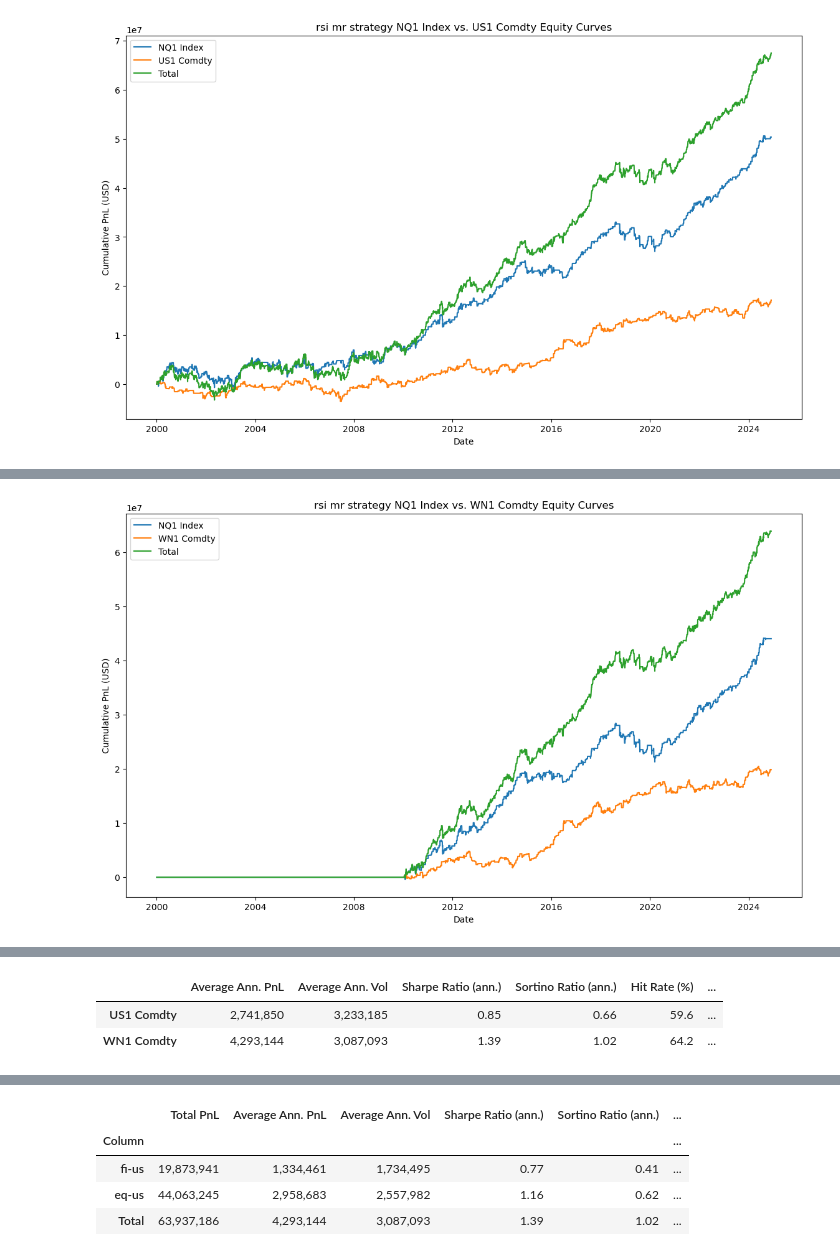
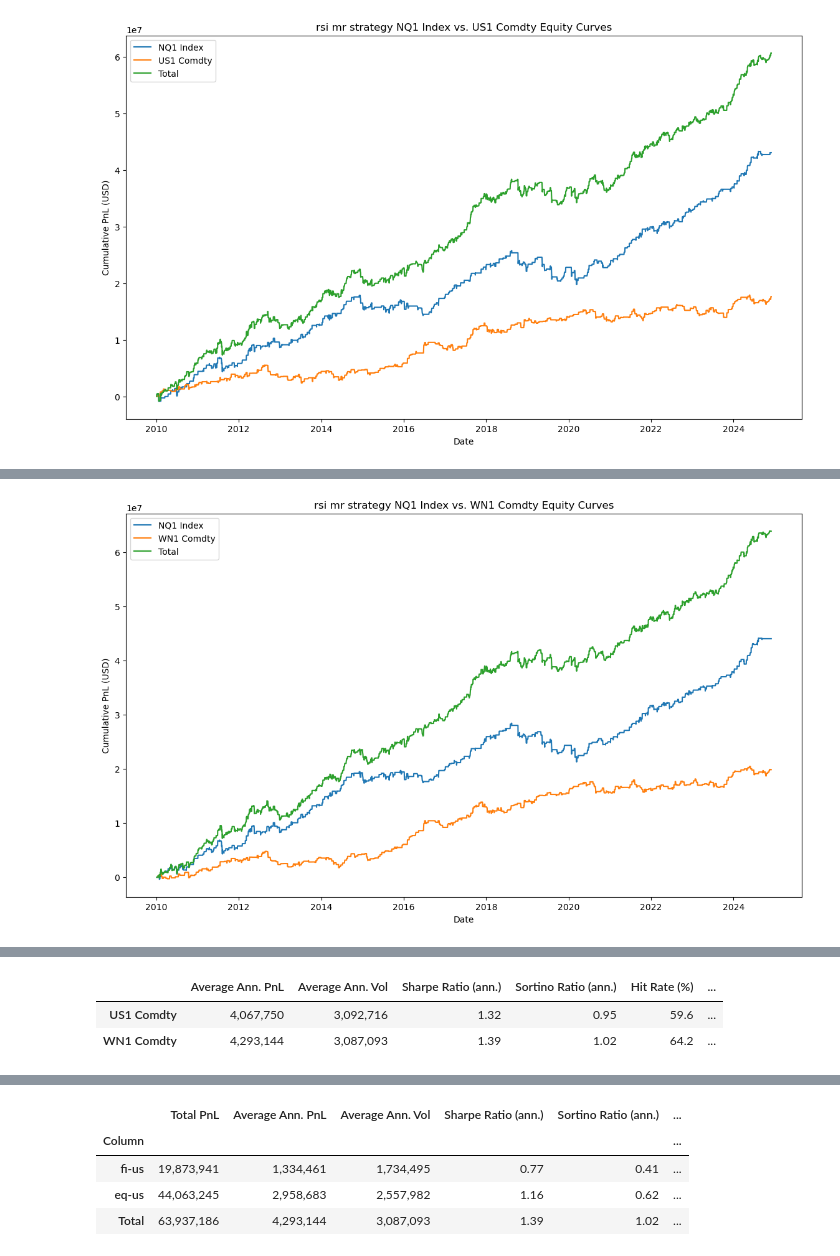
Before and after one commit to utkarshmn/bteng, a Jupyter notebook: NQ-FI MeanReversion.ipynb, the cells around one changed output, grey strips where cells are left out. Saved outputs shown, nothing was run; the diff lists cells and outputs as text; code cells hidden in the pictures.

```diff
--- a/NQ-FI MeanReversion.ipynb
+++ b/NQ-FI MeanReversion.ipynb
@@ -187,33 +187,33 @@ for asst in cmp_assts:
 
     tmp = TradingRule(
         market_data=market_data,
         trading_rule_function=ratioMR_rsi_long,
         trading_params=strategy_params2,
         position_sizing_params=pSizeParams,  # Define as needed
         incl_assets=[asst_main, asst],  # Include all involved assets
         name_label='TestMR_' + asst,
         strat_descr= f'rsi mr strategy {asst_main} vs. {asst}',
         log_level=logging.ERROR,
         bt_folder = bt_folder
     )
 
     res = tmp.backtest_all_assets(save=True)
-    resdb = tmp.plot_equity(byassets=True, totalsys=True, start_date = '01012000', save_fig=True)
-    stats = tmp.calculate_statistics(byassets=True, totalsys=True, start_date='01012001')
+    resdb = tmp.plot_equity(byassets=True, totalsys=True, start_date = '01012010', save_fig=True)
+    stats = tmp.calculate_statistics(byassets=True, totalsys=True, start_date='01012010')
     statsdf[asst] = stats
     results[asst] = resdb
     respnls[asst] = res
     trules[asst] = tmp
 
 # Extract the desired statistics from each dataframe in statsdf
 
 required_columns = ['Average Ann. PnL', 'Average Ann. Vol', 'Sharpe Ratio (ann.)', 'Sortino Ratio (ann.)', 'Hit Rate (%)', 'Profit Factor',
                     'Max drawdown', 'Average drawdown', 'Avg Drawdown Duration', 'Drawdowns per year', 'Max Drawdown Duration']
 extracted_stats = {key: statsdf[key].loc['Total', [col for col in required_columns if col in statsdf[key].columns]] for key in statsdf.keys()}
 
 # Convert the dictionary to a dataframe
 extracted_stats_df = pd.DataFrame.from_dict(extracted_stats, orient='index')
 extracted_stats_df.to_clipboard()
 extracted_stats_df
 # %% [output]
-[figure, old version]
+[figure, new version]
@@ -221 +221 @@ extracted_stats_df
-[figure, old version]
+[figure, new version]
@@ -223,5 +223,5 @@ extracted_stats_df
 |  | Average Ann. PnL | Average Ann. Vol | Sharpe Ratio (ann.) | Sortino Ratio (ann.) | Hit Rate (%) | ... |
-| US1 Comdty | 2,741,850 | 3,233,185 | 0.85 | 0.66 | 59.6 | ... |
+| US1 Comdty | 4,067,750 | 3,092,716 | 1.32 | 0.95 | 59.6 | ... |
 | WN1 Comdty | 4,293,144 | 3,087,093 | 1.39 | 1.02 | 64.2 | ... |
 # %%
 testtr = trules['US1 Comdty']
```
Also changed, not shown: parts of 6 cells of this notebook.
